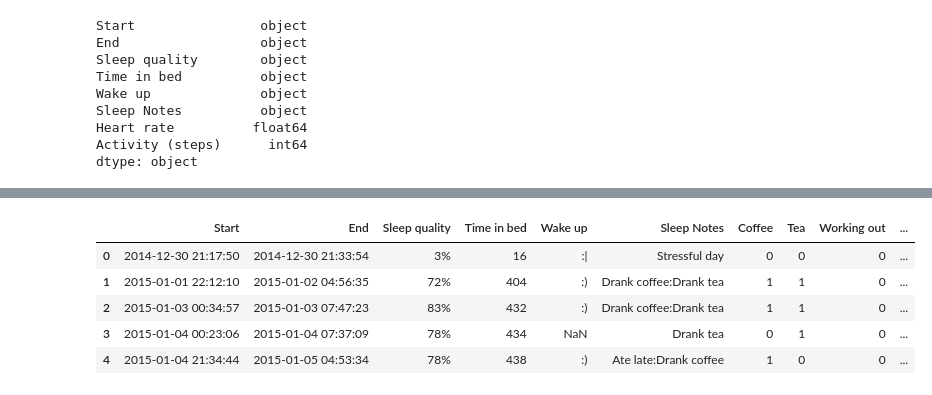
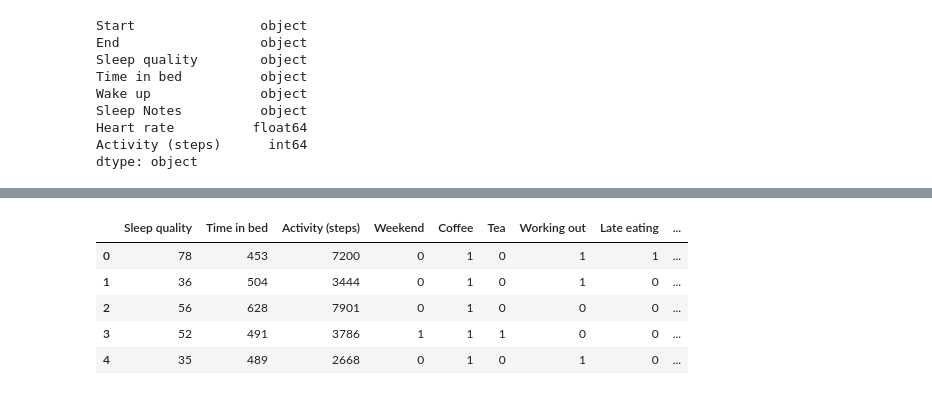
Before and after one commit to AkseliManninen/Sleep-Analysis-ML, a Jupyter notebook: SleepAnalysis.ipynb, the cells around one changed output, grey strips where cells are left out. Saved outputs shown, nothing was run; the diff lists cells and outputs as text; code cells hidden in the pictures.

```diff
--- a/SleepAnalysis.ipynb
+++ b/SleepAnalysis.ipynb
@@ -59,0 +64,7 @@ data.describe()
+# %%
+# Dataset
+sleepdata2 = data = pd.read_csv("sleepdata_2.csv", sep = ";")
+
+row, col = sleepdata2.shape
+
+print("The second dataset contains", row, "rows and", col, "columns")
@@ -62,11 +95,14 @@ data.describe()
 # %%
-data_cleaned = data.copy()
+data_cleaned = sleepdata.copy()
 
-# Dropping columns "Heart rate" and "Activity (steps)"
-data_cleaned = data_cleaned.drop(["Heart rate", "Activity (steps)"], axis = 1)
+# Dropping columns "Start", "End", "Wake up" "Heart rate"
+data_cleaned = data_cleaned.drop(["End", "Wake up", "Heart rate"], axis = 1)
 
-# Dropping rows where "Sleep Notes" is NAN
-data_cleaned = data_cleaned.dropna(subset = ["Sleep Notes"])
+# Dropping rows where "Sleep quality", "Sleep Notes" or is NA
+data_cleaned = data_cleaned.dropna(subset = ["Sleep quality", "Sleep Notes"])
+
+# Droppin rows where "Activity (steps)" is zero
+data_cleaned.drop(data_cleaned[data_cleaned["Activity (steps)"] == 0].index, inplace = True)
 
 # Modifying "Time in bed" into minutes
 data_cleaned = data_cleaned.reset_index(drop=True)
@@ -74,10 +110,25 @@ data_cleaned = data_cleaned.reset_index(drop=True)
 for row in range(data_cleaned.shape[0]):
     str_time = data_cleaned["Time in bed"][row]
     if str_time[1] == ":":
-        data_cleaned["Time in bed"][row] = int(data_cleaned["Time in bed"][row][0]) * 60 + int(data_cleaned["Time in bed"][row][2:4])
+        data_cleaned["Time in bed"][row] = int(int(data_cleaned["Time in bed"][row][0]) * 60 + int(data_cleaned["Time in bed"][row][2:4]))
     else:
         data_cleaned["Time in bed"][row] = int(data_cleaned["Time in bed"][row][0:2]) * 60 + int(data_cleaned["Time in bed"][row][3:5])
 
+# Modifying "Sleep quality" into an integer and "Time in bed into a numeric"
+data_cleaned["Sleep quality"] = data_cleaned["Sleep quality"].apply(lambda row: int(row[:-1]))
+data_cleaned["Time in bed"] = pd.to_numeric(data_cleaned["Time in bed"])
+
+# Creating Weekend Feature
+data_cleaned["Start"] = pd.to_datetime(data_cleaned["Start"]).dt.dayofweek
+data_cleaned["Weekend"] = data_cleaned["Start"].apply(lambda row: int(row == 6 or row == 7))
+data_cleaned = data_cleaned.drop(["Start"], axis = 1)
+
+
+# The number of remaining rows
+print("The number of remaining rows is", data_cleaned.shape[0])
+
 # Showing the results
 data_cleaned.head()
+
+data_cleaned
 # %% [output]
@@ -115,24 +169,27 @@ Name: Sleep Notes, dtype: int64
 # %%
 # Coffee
 data_cleaned["Coffee"] = data_cleaned["Sleep Notes"].apply(lambda row: int("coffee" in row))
 
 # Tea
 data_cleaned["Tea"] = data_cleaned["Sleep Notes"].apply(lambda row: int("tea" in row))
 
 # Working out
-data_cleaned["Working out"] = data_cleaned["Sleep Notes"].apply(lambda row: int("worked" in row))
+data_cleaned["Working out"] = data_cleaned["Sleep Notes"].apply(lambda row: int("Worked" in row))
 
 # Late eating
 data_cleaned["Late eating"] = data_cleaned["Sleep Notes"].apply(lambda row: int("Ate late" in row))
 
 # Stress
 data_cleaned["Stress"] = data_cleaned["Sleep Notes"].apply(lambda row: int("Stressful" in row))
 
+# Dropping "Sleep Notes"g
+data_cleaned = data_cleaned.drop(["Sleep Notes"], axis = 1)
+
 data_cleaned.head()
 # %% [output]
-|  | Start | End | Sleep quality | Time in bed | Wake up | Sleep Notes | Coffee | Tea | Working out | ... |
-| 0 | 2014-12-30 21:17:50 | 2014-12-30 21:33:54 | 3% | 16 | :| | Stressful day | 0 | 0 | 0 | ... |
-| 1 | 2015-01-01 22:12:10 | 2015-01-02 04:56:35 | 72% | 404 | :) | Drank coffee:Drank tea | 1 | 1 | 0 | ... |
-| 2 | 2015-01-03 00:34:57 | 2015-01-03 07:47:23 | 83% | 432 | :) | Drank coffee:Drank tea | 1 | 1 | 0 | ... |
-| 3 | 2015-01-04 00:23:06 | 2015-01-04 07:37:09 | 78% | 434 | NaN | Drank tea | 0 | 1 | 0 | ... |
-| 4 | 2015-01-04 21:34:44 | 2015-01-05 04:53:34 | 78% | 438 | :) | Ate late:Drank coffee | 1 | 0 | 0 | ... |
+|  | Sleep quality | Time in bed | Activity (steps) | Weekend | Coffee | Tea | Working out | Late eating | ... |
+| 0 | 78 | 453 | 7200 | 0 | 1 | 0 | 1 | 1 | ... |
+| 1 | 36 | 504 | 3444 | 0 | 1 | 0 | 1 | 0 | ... |
+| 2 | 56 | 628 | 7901 | 0 | 1 | 0 | 0 | 0 | ... |
+| 3 | 52 | 491 | 3786 | 1 | 1 | 1 | 0 | 0 | ... |
+| 4 | 35 | 489 | 2668 | 0 | 1 | 0 | 1 | 0 | ... |
```
Also changed, not shown: parts of 20 cells of this notebook, 1 other file.
